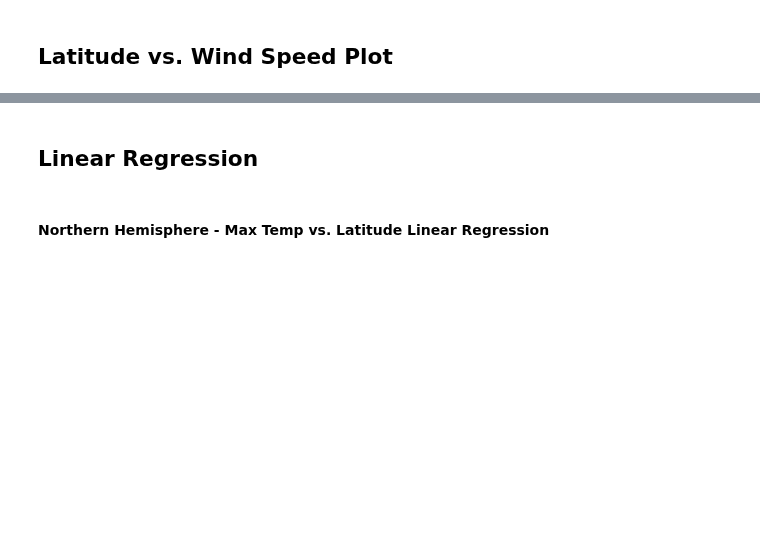
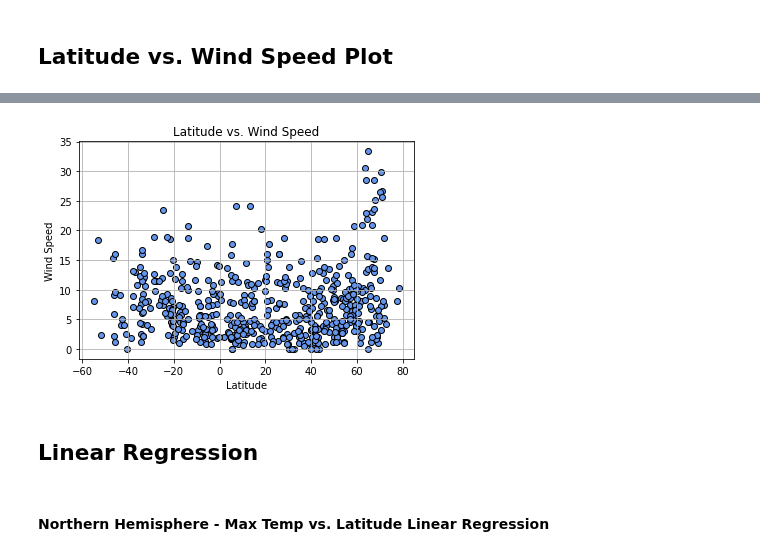
Before and after one commit to eldridgesje/python-api-challenge, a Jupyter notebook: WeatherPy.ipynb, the cells around one changed output, grey strips where cells are left out. Cells and saved outputs as stored; diff of their text form; code cells hidden in the pictures; blank space fills up the shorter version.

```diff
--- a/WeatherPy.ipynb
+++ b/WeatherPy.ipynb
@@ -219,3 +247,12 @@ Int64Index([], dtype='int64')
+# %%
+plt.scatter(clean_city_data["Lat"], clean_city_data["Wind Speed"], marker="o", facecolors="cornflowerblue", edgecolors="black")
+
+plt.title("Latitude vs. Wind Speed")
+plt.xlabel("Latitude")
+plt.ylabel("Wind Speed")
+plt.grid()
+# %% [output]
+[figure, added]
 # %% [markdown]
 ## Linear Regression
 # %% [markdown]
```
Also changed, not shown: parts of 15 cells of this notebook.
